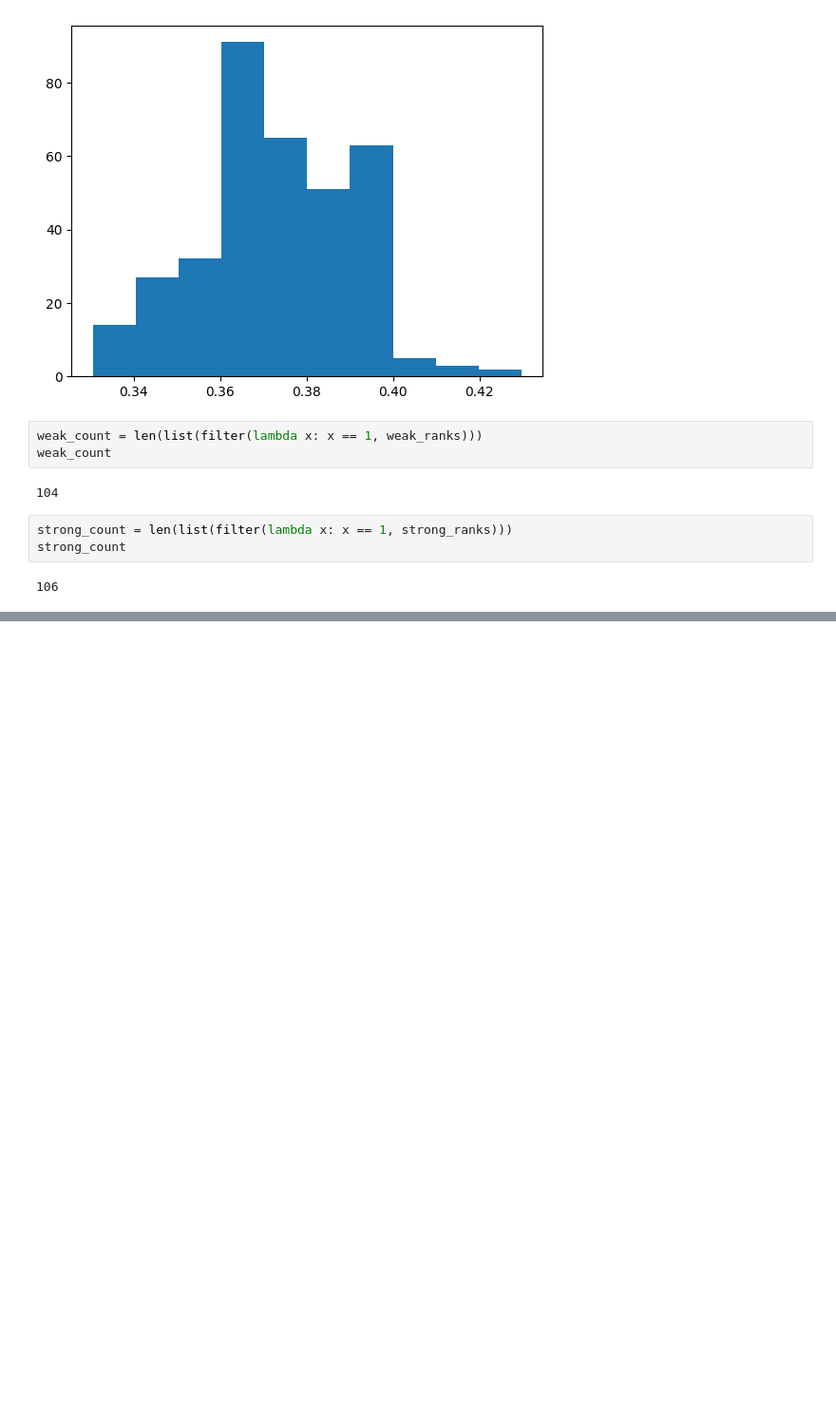
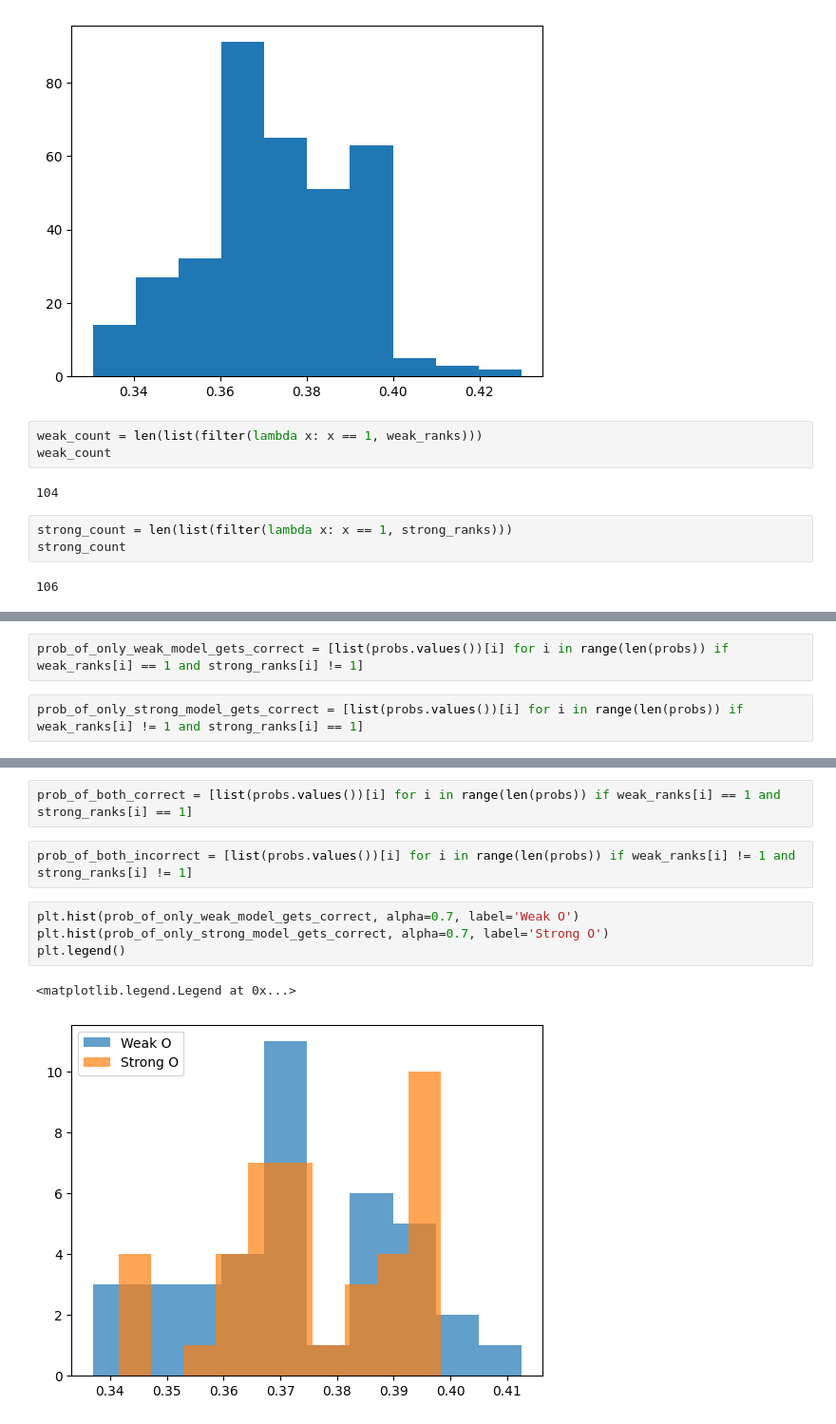
Before and after one commit to HyunjoonCho/lachesis, a Jupyter notebook: routellm/routellm.ipynb, the cells around one changed output, grey strips where cells are left out. Shown at 95% size. Drawn from its saved outputs; the diff is of its cells as text; blank space fills up the shorter version.

```diff
--- a/routellm/routellm.ipynb
+++ b/routellm/routellm.ipynb
@@ -192,0 +193,4 @@ plt.show()
+# %%
+prob_of_only_weak_model_gets_correct = [list(probs.values())[i] for i in range(len(probs)) if weak_ranks[i] == 1 and strong_ranks[i] != 1]
+# %%
+prob_of_only_strong_model_gets_correct = [list(probs.values())[i] for i in range(len(probs)) if weak_ranks[i] != 1 and strong_ranks[i] == 1]
@@ -192,0 +201,11 @@ plt.show()
+# %%
+prob_of_both_correct = [list(probs.values())[i] for i in range(len(probs)) if weak_ranks[i] == 1 and strong_ranks[i] == 1]
+# %%
+prob_of_both_incorrect = [list(probs.values())[i] for i in range(len(probs)) if weak_ranks[i] != 1 and strong_ranks[i] != 1]
+# %%
+plt.hist(prob_of_only_weak_model_gets_correct, alpha=0.7, label='Weak O')
+plt.hist(prob_of_only_strong_model_gets_correct, alpha=0.7, label='Strong O')
+plt.legend()
+# %% [output]
+<matplotlib.legend.Legend at 0x...>
+[figure, added]
```
Also changed, not shown: parts of 12 cells of this notebook, 3 other files.
